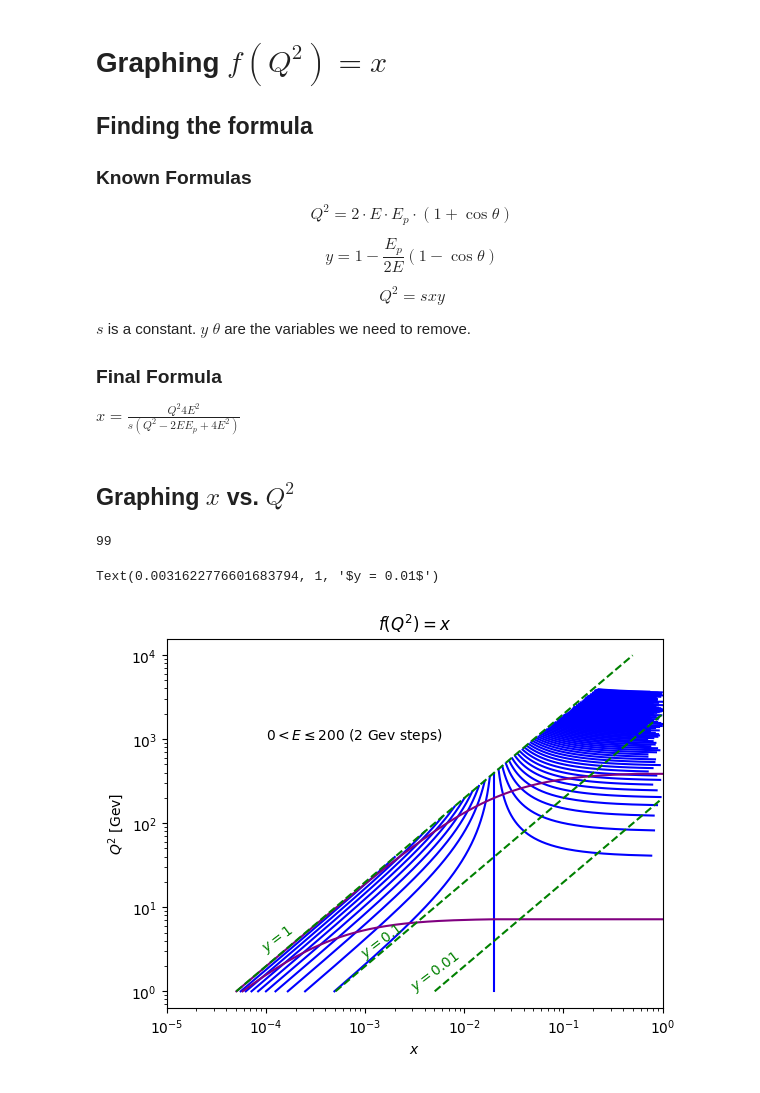
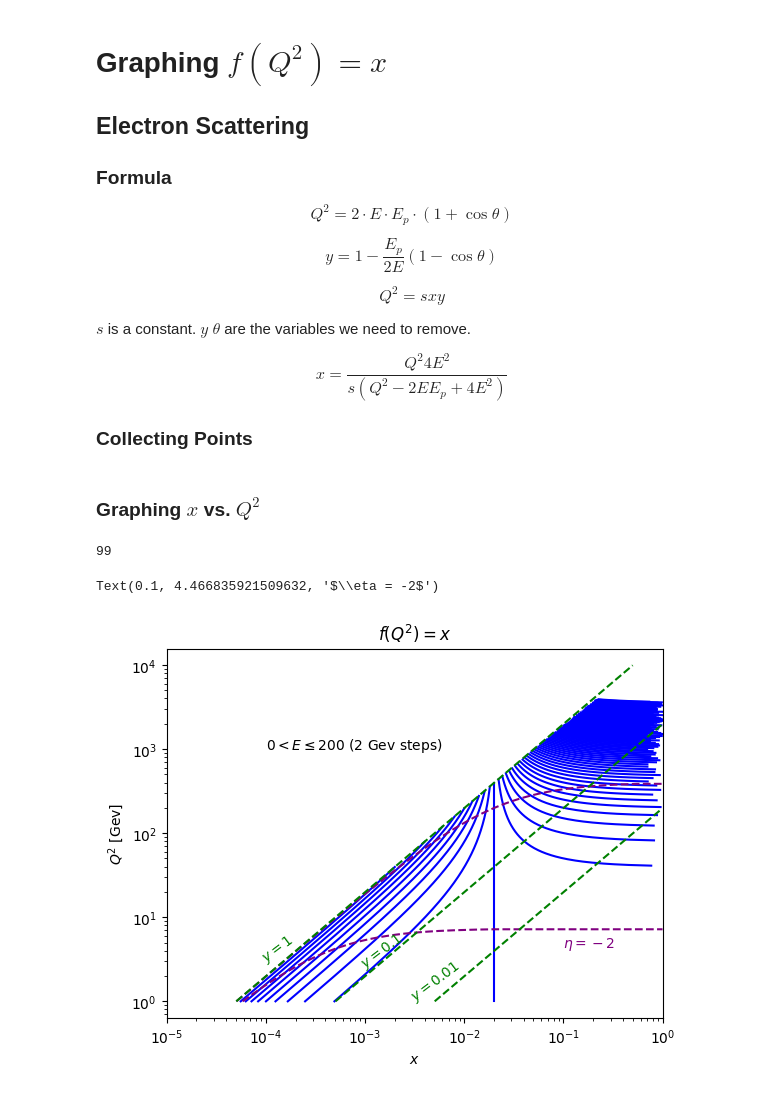
Before and after one commit to holt-rogers/EIC_JLAB_analysis, a Jupyter notebook: tasks/f(Q2).ipynb, the cells around one changed output. Drawn from its saved outputs; the diff is of its cells as text; code cells hidden in the pictures.

Commit message:
added graphs for jb method

```diff
--- a/tasks/f(Q2).ipynb
+++ b/tasks/f(Q2).ipynb
@@ -1,9 +1,9 @@
 # %% [markdown]
 # Graphing $f(Q^2) = x$
 
-## Finding the formula
+## Electron Scattering
 
-### Known Formulas
+### Formula
 
 $$Q^2 = 2 \cdot E \cdot E_p \cdot (1 + \cos{\theta})$$
 
@@ -13,9 +13,9 @@ $$Q^2 = sxy$$
 
 $s$ is a constant. $y$ $\theta$ are the variables we need to remove.
 
-### Final Formula
+$$x = \frac{Q^{2}4E^2}{s(Q^2 - 2EE_p + 4E^2)}$$
 
-$x = \frac{Q^{2}4E^2}{s(Q^2 - 2EE_p + 4E^2)}$
+### Collecting Points
 # %%
 import numpy as np
 import uproot as ur
@@ -32,7 +32,8 @@ rang = np.logspace(0, 4, 1000)
 
 # constants
 s = 4 * 18 * 275
-E = 10
+E = 18
+P = 27
 
 # loop through electron energies
 for Eprime in (i*2 for i in range(100)):
@@ -93,7 +94,7 @@ for y in [1, 0.1, 0.01]:
         Q2 = Q2[:-1]
         ylines.append([x, Q2])
 # %% [markdown]
-## Graphing $x$ vs. $Q^2$
+### Graphing $x$ vs. $Q^2$
 # %%
 
 print(len(graphs))
@@ -109,33 +110,36 @@ plt.xlim((10**-5 , 1))
 for g in graphs:
     x, Q2 = g
     plt.plot(x, Q2, color = 'blue')
 
 for g in angles:
     x, Q2 = g
-    plt.plot(x, Q2, color = 'purple')
+    plt.plot(x, Q2, color = 'purple', ls = '--')
 
 
 for g in ylines:
     x, Q2 = g
     plt.plot(x, Q2, color = 'green', ls = '--')
 
 plt.text(10**-4,10**3, '$0<E\leq200$ (2 Gev steps)')
 
 # find the slop of y line and rotate based on that
 
 angle = 37
 plt.text(10**-4, 10**.47, '$y = 1$',
          color='green',
          rotation=angle, rotation_mode='anchor', )
 
 plt.text(10**-3, 10**.39, '$y = 0.1$',
          color='green',
          rotation=angle, rotation_mode='anchor', )
 
 plt.text(10**-2.5, 1, '$y = 0.01$',
          color='green',
          rotation=angle, rotation_mode='anchor', )
+
+plt.text(10**-1, 10**.65, '$\eta = -2$',
+         color='purple' )
 # %% [output]
 99
-Text(0.0031622776601683794, 1, '$y = 0.01$')
+Text(0.1, 4.466835921509632, '$\\eta = -2$')
-[figure, old version]
+[figure, new version]
```
Also changed, not shown: parts of 5 cells of this notebook, 1 other file.
